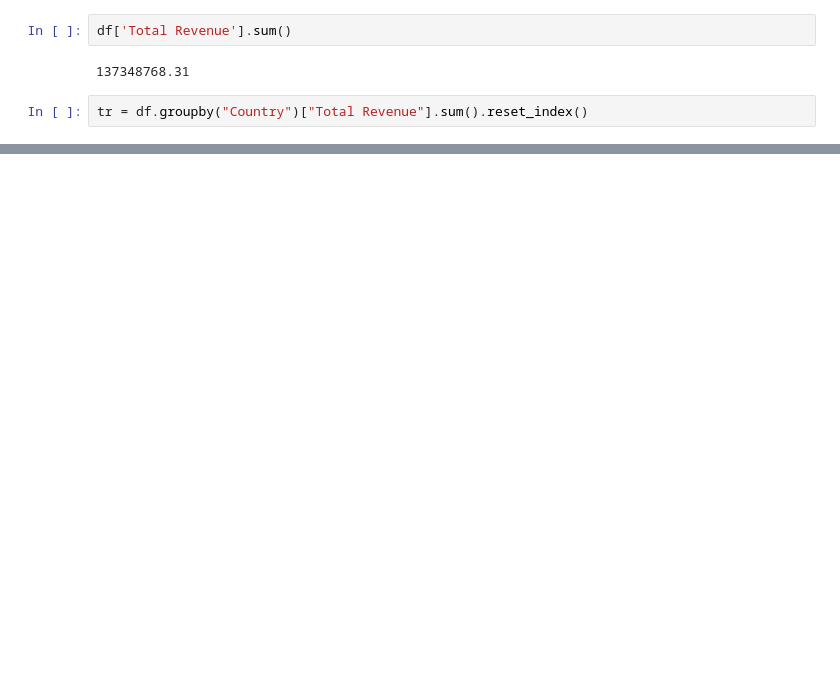
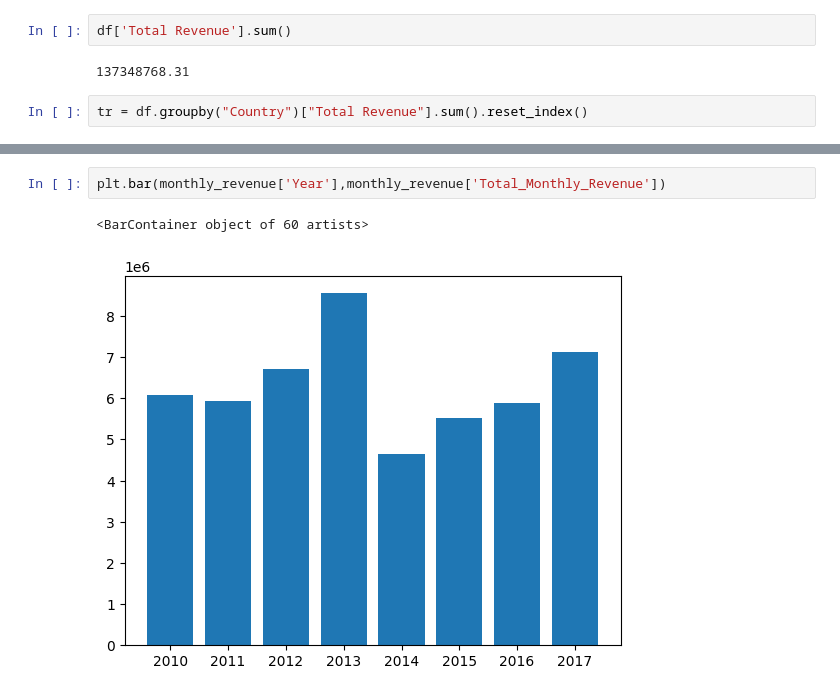
Before and after one commit to vikrantpagare/Amazon-sales-Data-Analysis, a Jupyter notebook: amazon.ipynb, the cells around one changed output, grey strips where cells are left out. Drawn from its saved outputs; the diff is of its cells as text; blank space fills up the shorter version.

```diff
--- a/amazon.ipynb
+++ b/amazon.ipynb
@@ -65,0 +110,5 @@ tr.sort_values(by='Total Revenue',ascending=False)
+# %%
+plt.bar(monthly_revenue['Year'],monthly_revenue['Total_Monthly_Revenue'])
+# %% [output]
+<BarContainer object of 60 artists>
+[figure, added]
```
Also changed, not shown: parts of 12 cells of this notebook.
